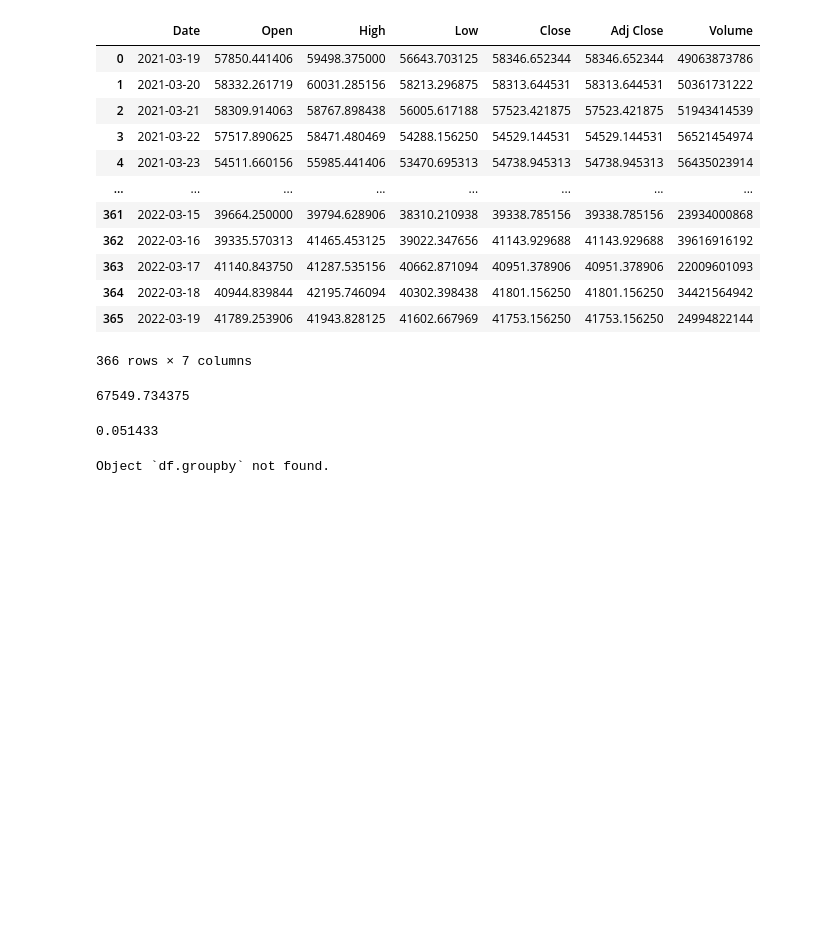
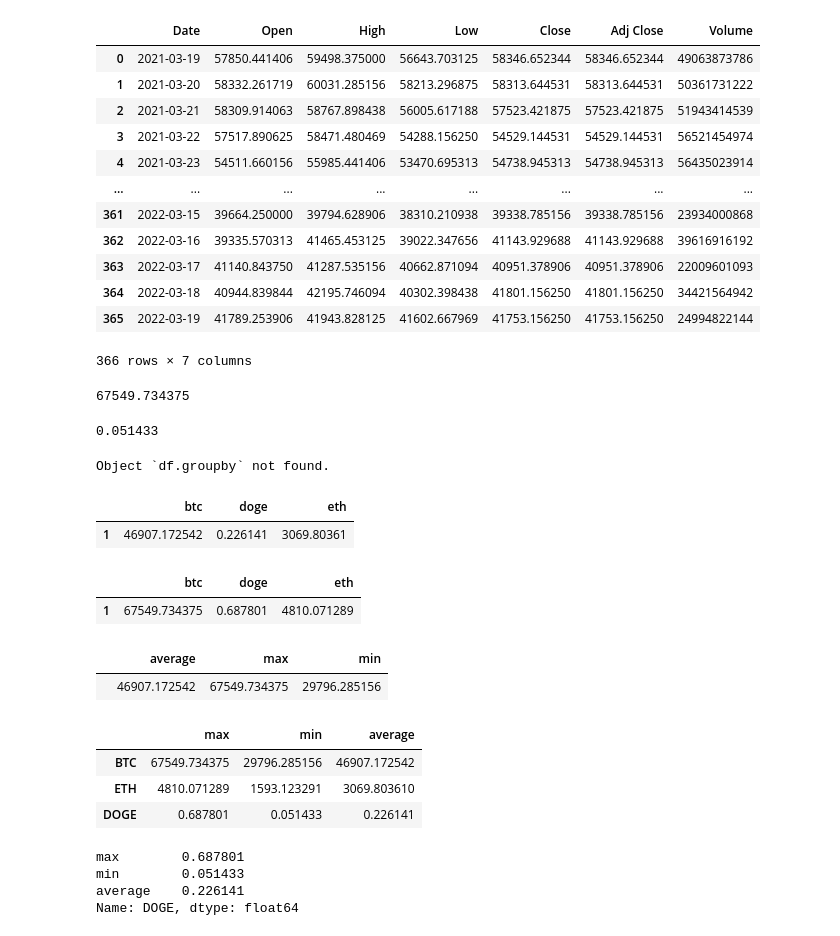
Before and after one commit to Dedede12345/hw16, a Jupyter notebook: Untitled Folder/Crypt.ipynb, the cells around one changed output. Cells and saved outputs as stored; diff of their text form; code cells hidden in the pictures; blank space fills up the shorter version.

```diff
--- a/Untitled Folder/Crypt.ipynb
+++ b/Untitled Folder/Crypt.ipynb
@@ -116,0 +121,5 @@ Object `df.groupby` not found.
+# %%
+average_df
+# %% [output]
+|  | btc | doge | eth |
+| 1 | 46907.172542 | 0.226141 | 3069.80361 |
@@ -116,0 +132,30 @@ Object `df.groupby` not found.
+# %%
+max_df
+# %% [output]
+|  | btc | doge | eth |
+| 1 | 67549.734375 | 0.687801 | 4810.071289 |
+# %%
+df_btc
+# %% [output]
+|  | average | max | min |
+|  | 46907.172542 | 67549.734375 | 29796.285156 |
+# %%
+entire_df = pd.DataFrame({
+    'max' : list(map(max, [data_b, data_e, data_d])),
+    'min' : list(map(min, [data_b, data_e, data_d])),
+    'average' : list(map(lambda x:sum(x) / len(x), [data_b, data_e, data_d]))
+} ,index = ['BTC', 'ETH', 'DOGE'])
+# %%
+entire_df
+# %% [output]
+|  | max | min | average |
+| BTC | 67549.734375 | 29796.285156 | 46907.172542 |
+| ETH | 4810.071289 | 1593.123291 | 3069.803610 |
+| DOGE | 0.687801 | 0.051433 | 0.226141 |
+# %%
+entire_df.loc['DOGE']
+# %% [output]
+max        0.687801
+min        0.051433
+average    0.226141
+Name: DOGE, dtype: float64
```
Also changed, not shown: parts of 6 cells of this notebook.
